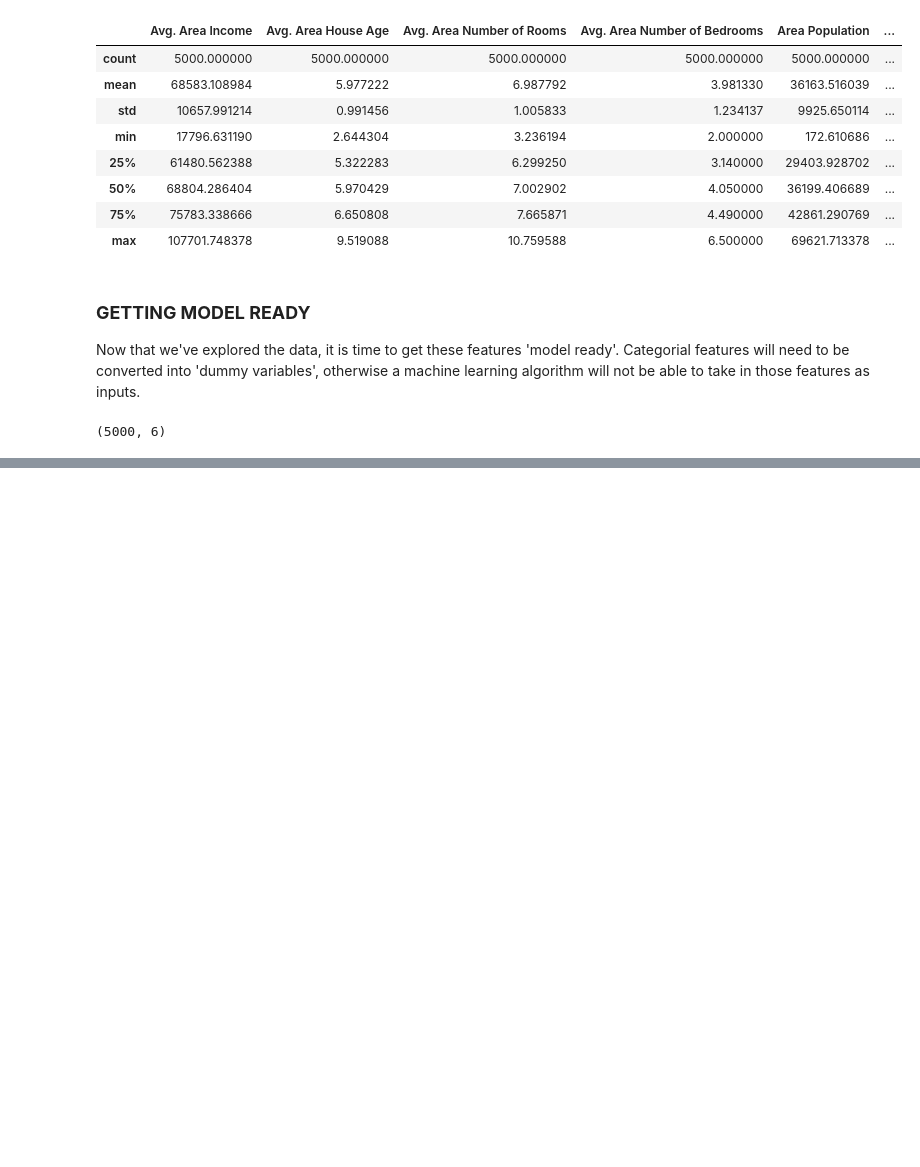
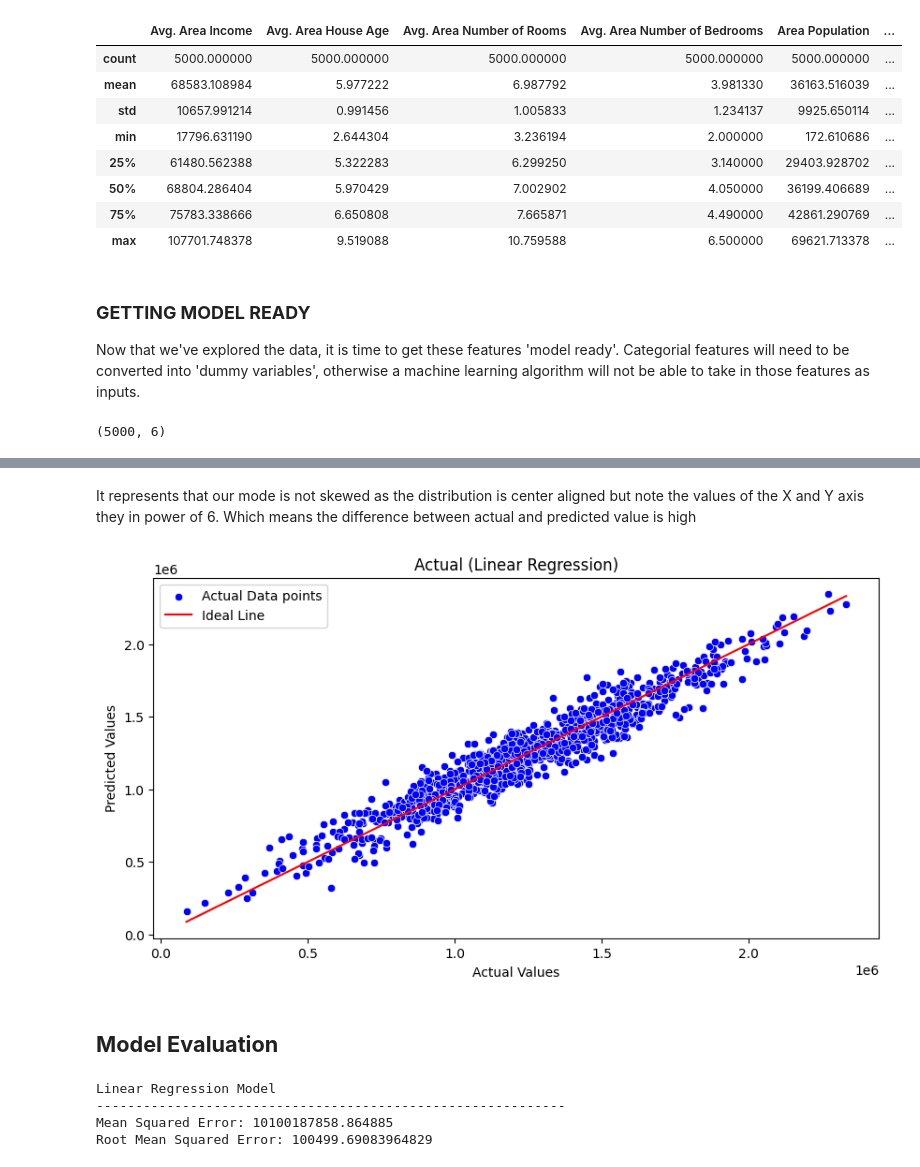
Before and after one commit to Afzalfaizi/AI_with_Irfan_Malik, a Jupyter notebook: Linear_Regression.ipynb, the cells around one changed output, grey strips where cells are left out. Saved outputs shown, nothing was run; the diff lists cells and outputs as text; code cells hidden in the pictures; blank space fills up the shorter version.

```diff
--- a/Linear_Regression.ipynb
+++ b/Linear_Regression.ipynb
@@ -124,0 +139,7 @@ full_data.shape
+# %%
+# Split data to be used in the models
+# Create matrix of features
+x = full_data.drop('Price', axis = 1) # grabs everything else but 'Price'
+
+# Create target variable
+y = full_data['Price'] # y is the column we're trying to predict
@@ -124,0 +156,4 @@ full_data.shape
+# %%
+# Use x and y variables to split the training data into train and test set
+from sklearn.model_selection import train_test_split
+x_train, x_test, y_train, y_test = train_test_split(x, y, test_size = .20, random_state = 101)
@@ -124,0 +316,33 @@ full_data.shape
+# %% [markdown]
+It represents that our mode is not skewed as the distribution is center aligned but note the values of the X and Y axis they in power of 6. Which means the difference between actual and predicted value is high
+# %%
+sns.scatterplot(x=y_test, y=y_pred, color='blue', label='Actual Data points')
+plt.plot([min(y_test), max(y_test)], [min(y_test), max(y_test)], color='red', label='Ideal Line')
+plt.xlabel('Actual Values')
+plt.ylabel('Predicted Values')
+plt.title('Actual (Linear Regression)')
+plt.legend()
+plt.show()
+# %% [output]
+[figure, added]
+# %% [markdown]
+## **Model Evaluation**
+# %%
+# Score It
+from sklearn.metrics import mean_squared_error
+
+print('Linear Regression Model')
+# Results
+print('--'*30)
+# mean_squared_error(y_test, y_pred)
+mse = mean_squared_error(y_test, y_pred)
+rmse = np.sqrt(mse)
+
+# Print evaluation metrics
+print("Mean Squared Error:", mse)
+print("Root Mean Squared Error:", rmse)
+# %% [output]
+Linear Regression Model
+------------------------------------------------------------
+Mean Squared Error: 10100187858.864885
+Root Mean Squared Error: 100499.69083964829
```
Also changed, not shown: parts of 19 cells of this notebook.
